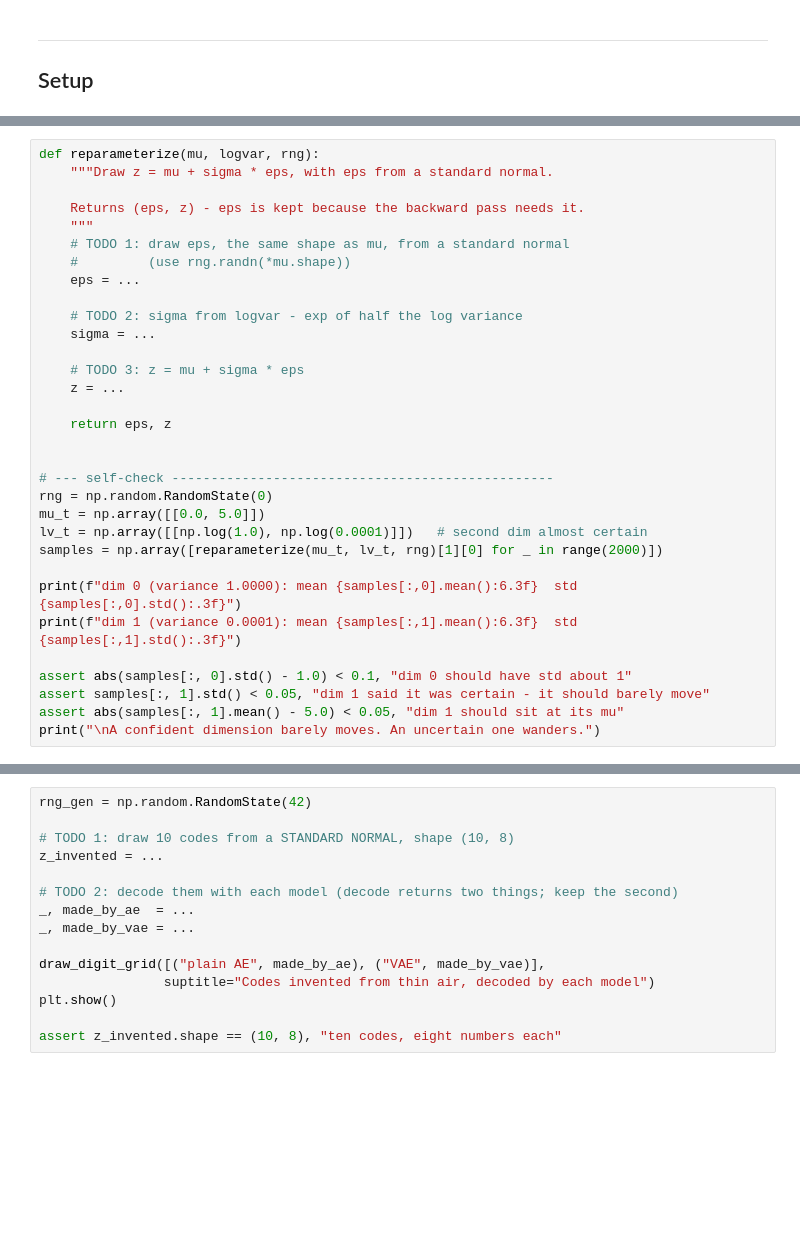
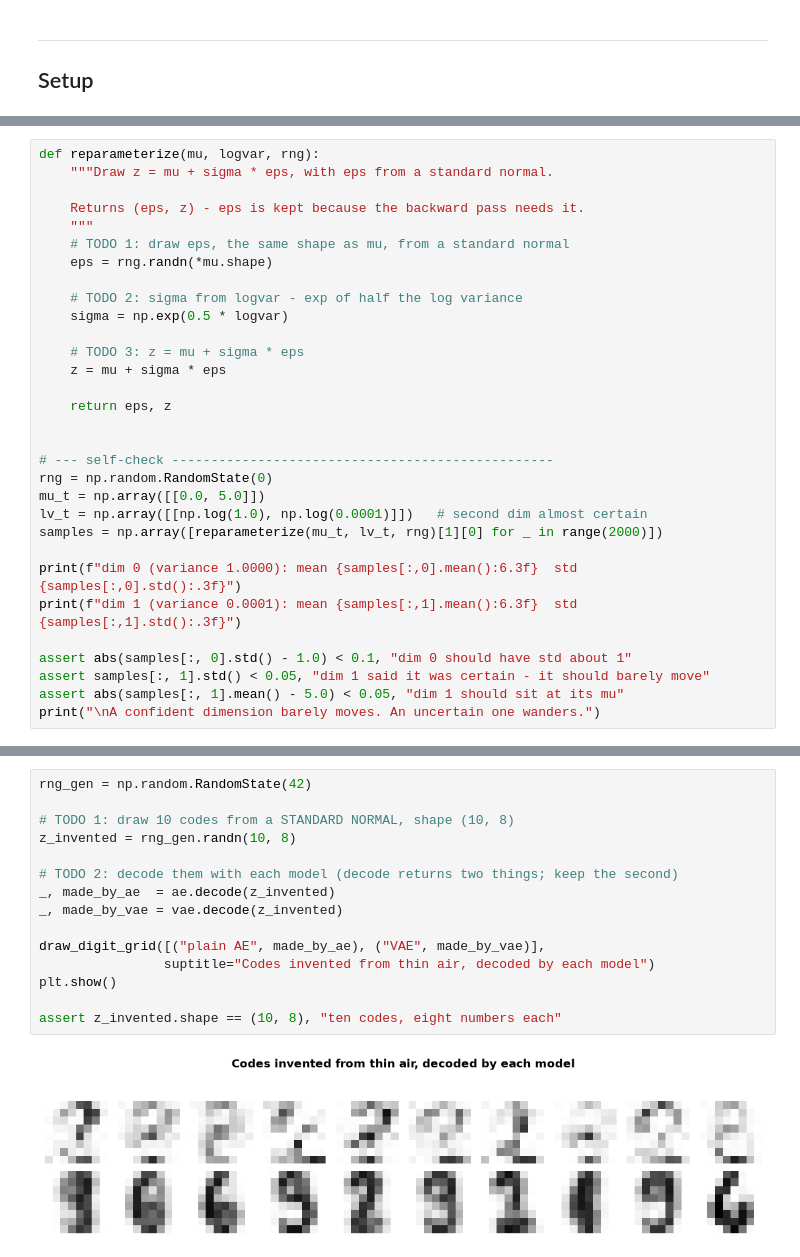
Before and after one commit to amjadamjad2229-ai/arti402, a Jupyter notebook: lab11/ARTI402_Lab11.ipynb, the cells around one changed output, grey strips where cells are left out. Cells and saved outputs as stored; diff of their text form; blank space fills up the shorter version.

```diff
--- a/lab11/ARTI402_Lab11.ipynb
+++ b/lab11/ARTI402_Lab11.ipynb
@@ -163,14 +103,13 @@ def reparameterize(mu, logvar, rng):
     Returns (eps, z) - eps is kept because the backward pass needs it.
     """
     # TODO 1: draw eps, the same shape as mu, from a standard normal
-    #         (use rng.randn(*mu.shape))
-    eps = ...
+    eps = rng.randn(*mu.shape)
 
     # TODO 2: sigma from logvar - exp of half the log variance
-    sigma = ...
+    sigma = np.exp(0.5 * logvar)
 
     # TODO 3: z = mu + sigma * eps
-    z = ...
+    z = mu + sigma * eps
 
     return eps, z
 
@@ -405,15 +336,17 @@ print("\nThe KL term asked for code std = 1. Look at which model delivered it.")
 # %%
 rng_gen = np.random.RandomState(42)
 
 # TODO 1: draw 10 codes from a STANDARD NORMAL, shape (10, 8)
-z_invented = ...
+z_invented = rng_gen.randn(10, 8)
 
 # TODO 2: decode them with each model (decode returns two things; keep the second)
-_, made_by_ae  = ...
-_, made_by_vae = ...
+_, made_by_ae  = ae.decode(z_invented)
+_, made_by_vae = vae.decode(z_invented)
 
 draw_digit_grid([("plain AE", made_by_ae), ("VAE", made_by_vae)],
                 suptitle="Codes invented from thin air, decoded by each model")
 plt.show()
 
 assert z_invented.shape == (10, 8), "ten codes, eight numbers each"
+# %% [output]
+[figure, added]
```
Also changed, not shown: parts of 57 cells of this notebook, 1 other file.
